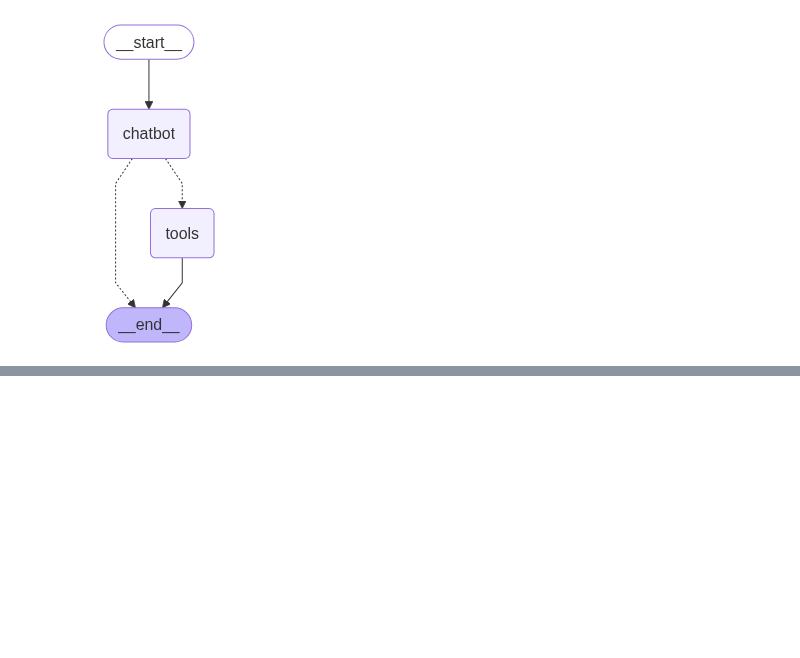
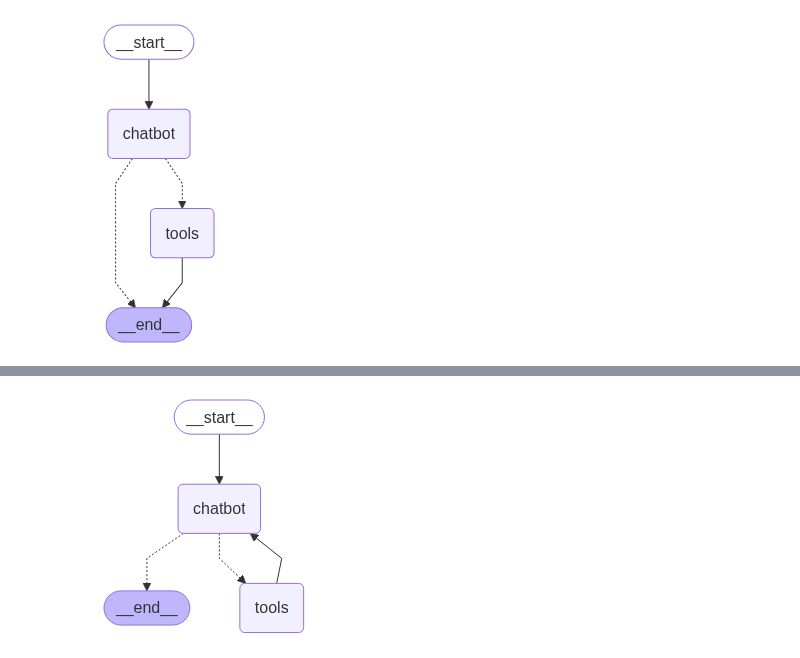
Before and after one commit to 21b01a0539/llm_applications, a Jupyter notebook: langgraph-basics/ChatbotWithTools.ipynb, the cells around one changed output, grey strips where cells are left out. Cells and saved outputs as stored; diff of their text form; code cells hidden in the pictures; blank space fills up the shorter version.

Commit message:
Added react flow to chatbot

```diff
--- a/langgraph-basics/ChatbotWithTools.ipynb
+++ b/langgraph-basics/ChatbotWithTools.ipynb
@@ -1,3 +1,13 @@
 # %%
 from langchain_community.tools import ArxivQueryRun,WikipediaQueryRun
 from langchain_community.utilities import WikipediaAPIWrapper,ArxivAPIWrapper
+# %%
+def add(a: int, b: int) -> int:
+    ''' Add a and b
+    Args:
+        a: int
+        b: int
+    Return:
+        int
+    '''
+    return a + b
@@ -28,7 +42,7 @@ load_dotenv()
 import os
 os.environ["GROQ_API_KEY"]=os.getenv("GROQ_API_KEY")
 # %%
-tools=[wiki,arxiv]
+tools=[wiki,arxiv,add]
 # %%
 from langchain_groq import ChatGroq
 groq=ChatGroq(model="qwen-qwq-32b")
@@ -96,0 +126,19 @@ Summary: Rockwell Automation, Inc. is an American provider of industrial automat
+# %%
+react = StateGraph(State)
+react.add_node(
+    "chatbot",
+    chatbot
+)
+
+react.add_node(
+    "tools",
+    ToolNode(tools)
+)
+
+react.add_edge(START,"chatbot")
+react.add_conditional_edges("chatbot",tools_condition)
+react.add_edge("tools","chatbot")
+react_builder = react.compile()
+display(Image(react_builder.get_graph().draw_mermaid_png()))
+# %% [output]
+[figure, added]
```
Also changed, not shown: parts of 6 cells of this notebook.
